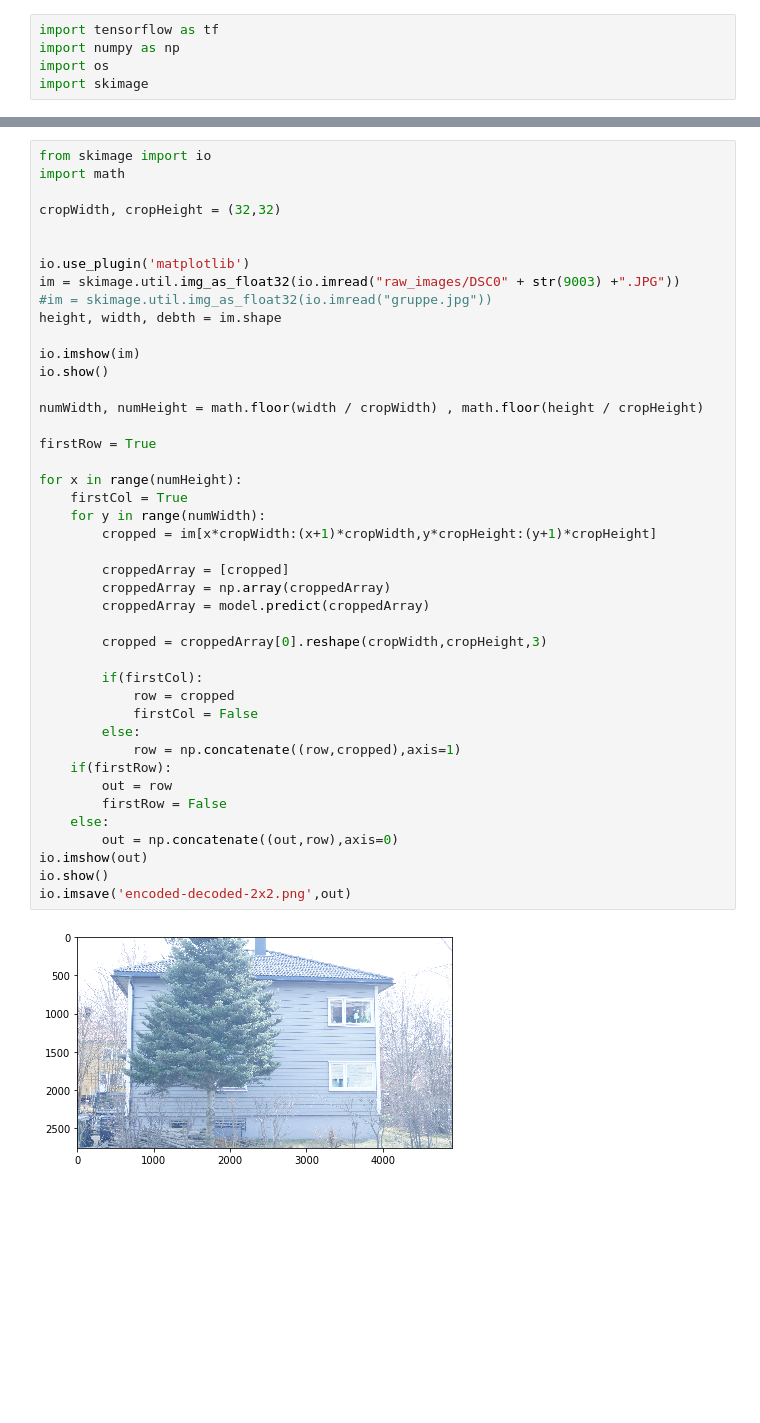
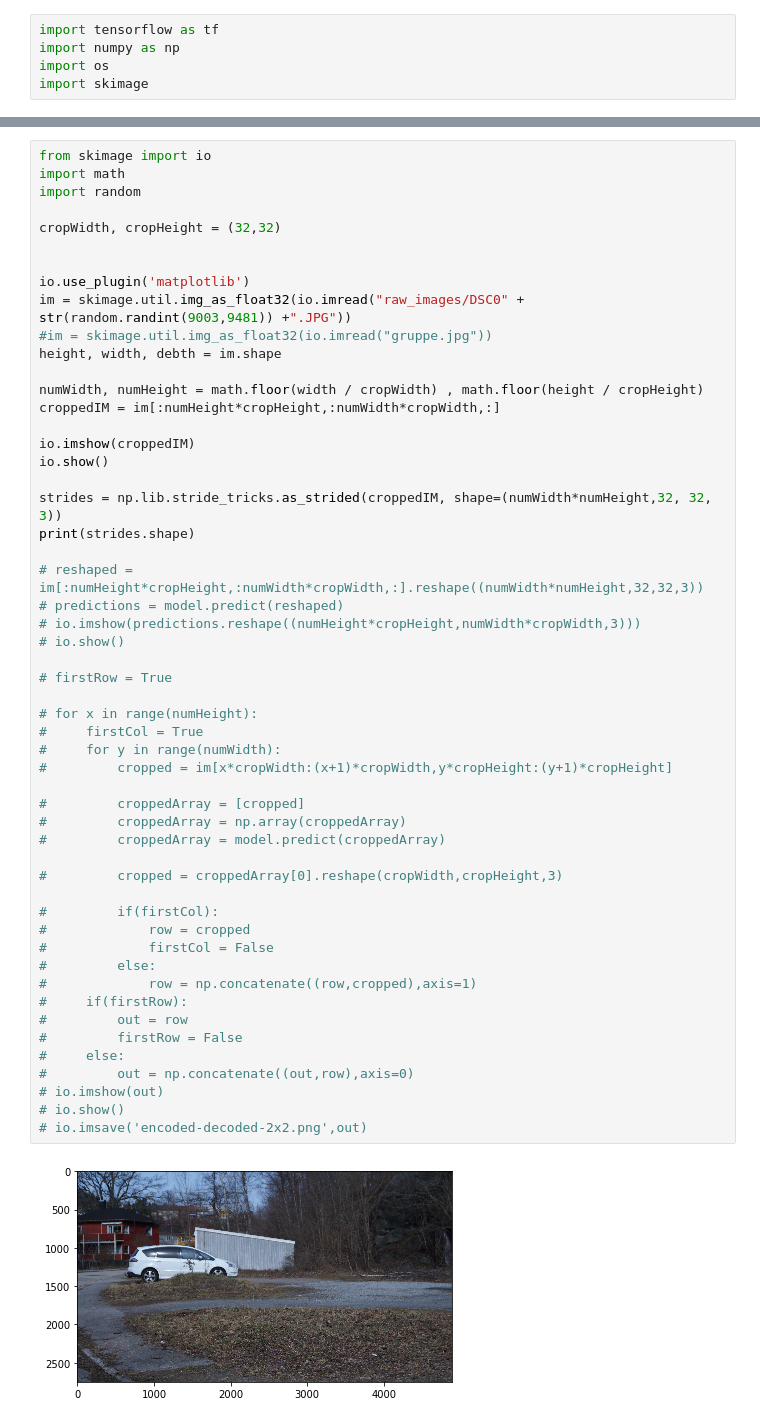
Before and after one commit to JimAlexBerger/bildebehandling, a Jupyter notebook: Sluttprosjekt/autoencoder.ipynb, the cells around one changed output, grey strips where cells are left out. Drawn from its saved outputs; the diff is of its cells as text; blank space fills up the shorter version.

```diff
--- a/Sluttprosjekt/autoencoder.ipynb
+++ b/Sluttprosjekt/autoencoder.ipynb
@@ -131,45 +131,55 @@ Score neural network
 # %%
 from skimage import io
 import math
+import random
 
 cropWidth, cropHeight = (32,32)
 
 
 io.use_plugin('matplotlib')
-im = skimage.util.img_as_float32(io.imread("raw_images/DSC0" + str(9003) +".JPG"))
+im = skimage.util.img_as_float32(io.imread("raw_images/DSC0" + str(random.randint(9003,9481)) +".JPG"))
 #im = skimage.util.img_as_float32(io.imread("gruppe.jpg"))
 height, width, debth = im.shape
 
-io.imshow(im)
+numWidth, numHeight = math.floor(width / cropWidth) , math.floor(height / cropHeight)
+croppedIM = im[:numHeight*cropHeight,:numWidth*cropWidth,:]
+
+io.imshow(croppedIM)
 io.show()
 
-numWidth, numHeight = math.floor(width / cropWidth) , math.floor(height / cropHeight)
+strides = np.lib.stride_tricks.as_strided(croppedIM, shape=(numWidth*numHeight,32, 32, 3))
+print(strides.shape)
 
-firstRow = True
+# reshaped = im[:numHeight*cropHeight,:numWidth*cropWidth,:].reshape((numWidth*numHeight,32,32,3))
+# predictions = model.predict(reshaped)
+# io.imshow(predictions.reshape((numHeight*cropHeight,numWidth*cropWidth,3)))
+# io.show()
 
-for x in range(numHeight):
-    firstCol = True
-    for y in range(numWidth):
-        cropped = im[x*cropWidth:(x+1)*cropWidth,y*cropHeight:(y+1)*cropHeight]
+# firstRow = True
 
-        croppedArray = [cropped]
-        croppedArray = np.array(croppedArray)
-        croppedArray = model.predict(croppedArray)
+# for x in range(numHeight):
+#     firstCol = True
+#     for y in range(numWidth):
+#         cropped = im[x*cropWidth:(x+1)*cropWidth,y*cropHeight:(y+1)*cropHeight]
 
-        cropped = croppedArray[0].reshape(cropWidth,cropHeight,3)
+#         croppedArray = [cropped]
+#         croppedArray = np.array(croppedArray)
+#         croppedArray = model.predict(croppedArray)
 
-        if(firstCol):
-            row = cropped
-            firstCol = False
-        else:
-            row = np.concatenate((row,cropped),axis=1)
-    if(firstRow):
-        out = row
-        firstRow = False
-    else:
-        out = np.concatenate((out,row),axis=0)
-io.imshow(out)
-io.show()
-io.imsave('encoded-decoded-2x2.png',out)
+#         cropped = croppedArray[0].reshape(cropWidth,cropHeight,3)
+
+#         if(firstCol):
+#             row = cropped
+#             firstCol = False
+#         else:
+#             row = np.concatenate((row,cropped),axis=1)
+#     if(firstRow):
+#         out = row
+#         firstRow = False
+#     else:
+#         out = np.concatenate((out,row),axis=0)
+# io.imshow(out)
+# io.show()
+# io.imsave('encoded-decoded-2x2.png',out)
 # %% [output]
-[figure, old version]
+[figure, new version]
```
Also changed, not shown: parts of 8 cells of this notebook, 16 other files.
